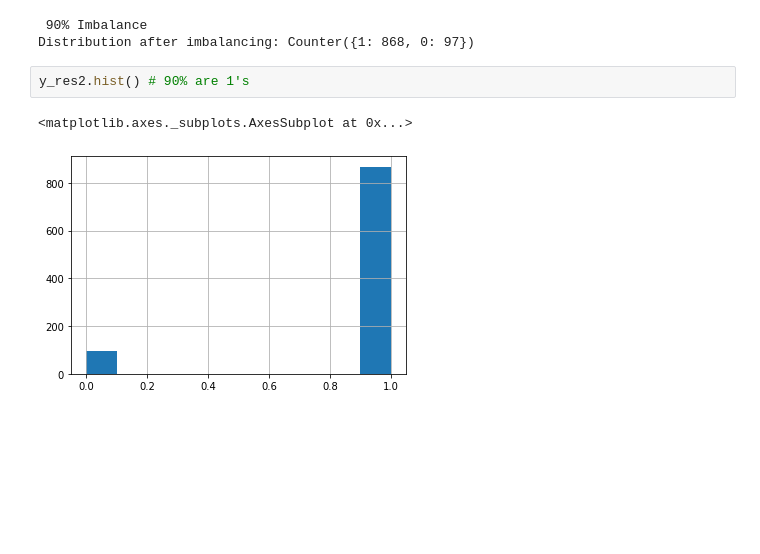
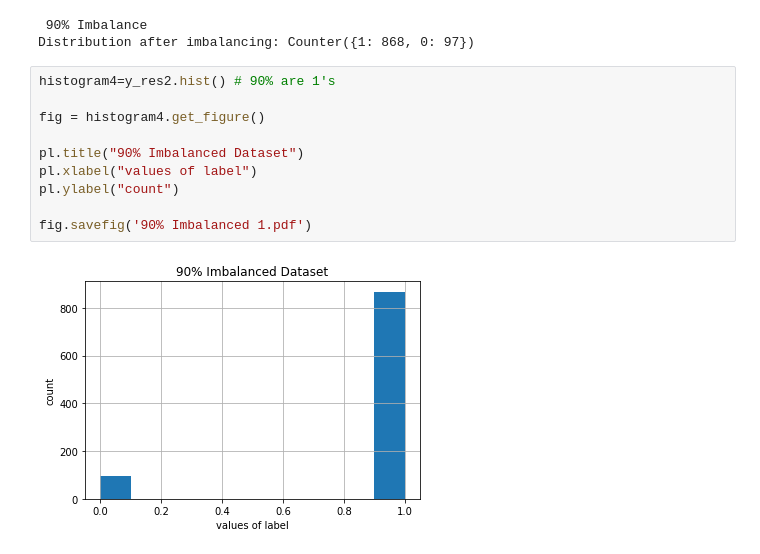
Before and after one commit to sa21262/datascience22, a Jupyter notebook: Assignment21a/South Asian Wireless Telecom Operator (SATO 2015).ipynb, the cells around one changed output. Drawn from its saved outputs; the diff is of its cells as text; blank space fills up the shorter version.

```diff
--- a/Assignment21a/South Asian Wireless Telecom Operator (SATO 2015).ipynb
+++ b/Assignment21a/South Asian Wireless Telecom Operator (SATO 2015).ipynb
@@ -154,8 +173,15 @@ print(f'Distribution after imbalancing: {Counter(y_res2)}')
 # %% [output]
  90% Imbalance
 Distribution after imbalancing: Counter({1: 868, 0: 97})
-# %%
-y_res2.hist() # 90% are 1's
-# %% [output]
-<matplotlib.axes._subplots.AxesSubplot at 0x...>
-[figure, removed]
+# %%
+histogram4=y_res2.hist() # 90% are 1's
+
+fig = histogram4.get_figure()
+
+pl.title("90% Imbalanced Dataset")
+pl.xlabel("values of label")
+pl.ylabel("count")
+
+fig.savefig('90% Imbalanced 1.pdf')
+# %% [output]
+[figure, added]
```
Also changed, not shown: parts of 7 cells of this notebook.
